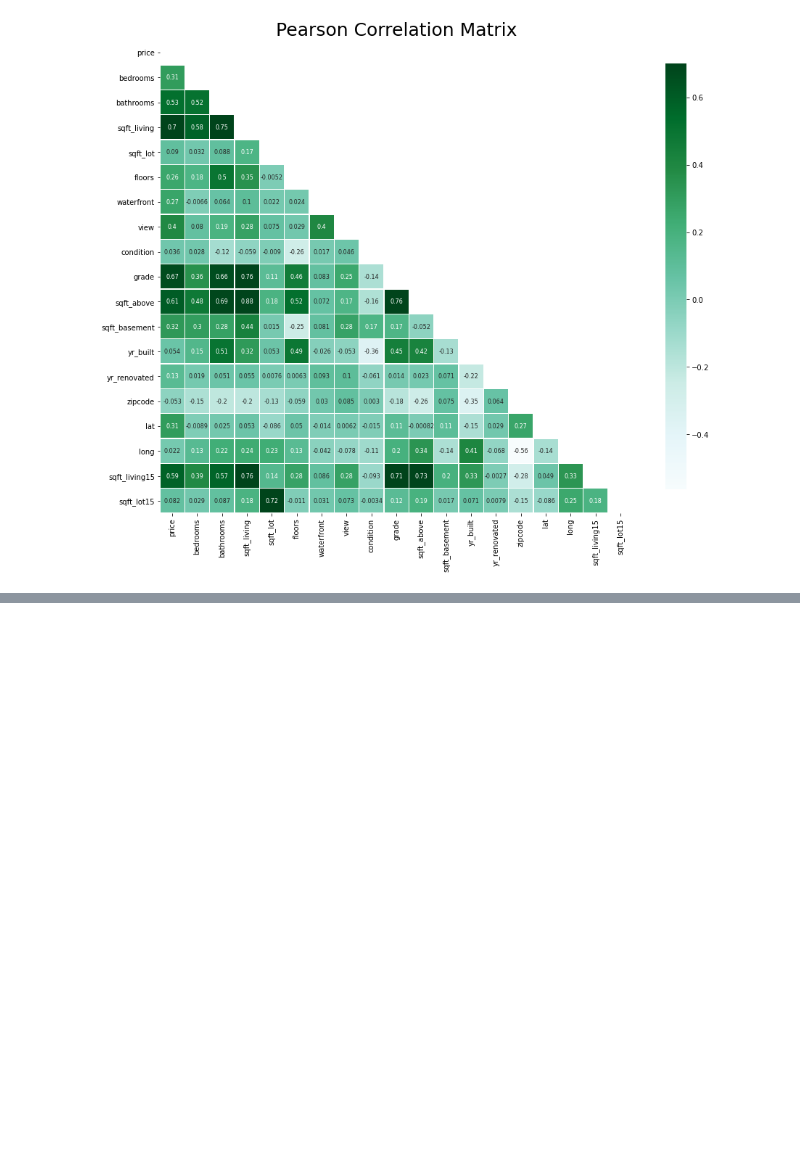
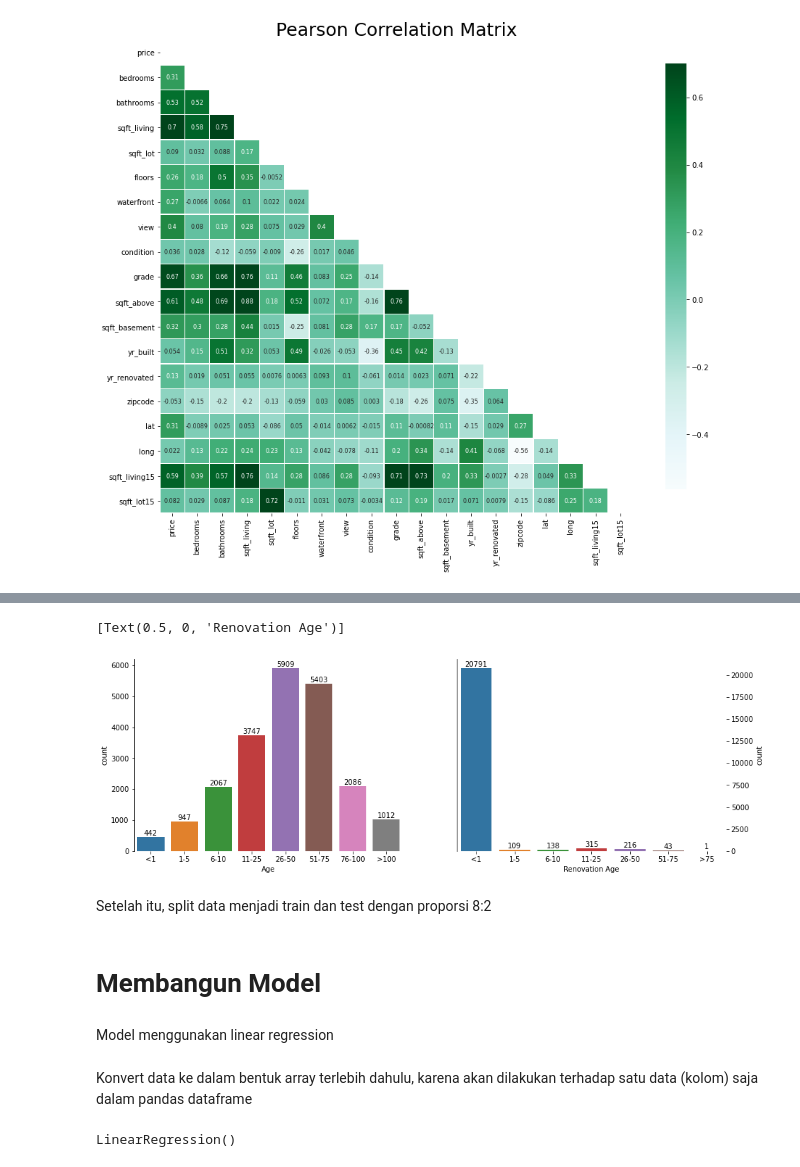
Before and after one commit to Abudavi700/EDA-Covid-using-Pyhon, a Jupyter notebook: Untitled.ipynb, the cells around one changed output, grey strips where cells are left out. Saved outputs shown, nothing was run; the diff lists cells and outputs as text; code cells hidden in the pictures; blank space fills up the shorter version.

Commit message:
Menambahkan model Simple Regression

```diff
--- a/Untitled.ipynb
+++ b/Untitled.ipynb
@@ -93,0 +105,41 @@ Name: age, dtype: int32
+# %%
+#Mengambil komponen tahun dari kolom 'date'
+df_dm['sales_yr']=df_dm['date'].astype(str).str[:4]
+
+#Menambahkan kolom baru "age", yaitu tahun rumah dijual - tahun dibangun
+df_dm['age'] = df_dm['sales_yr'].astype(int)-df['yr_built'].astype(int)
+
+#Menambahkan kolom baru berupa umur renovasi yaitu sejak renovasi hingga rumah dijual
+df_dm['age_rnv'] = 0
+df_dm['age_rnv'] = df_dm['sales_yr'][df_dm['yr_renovated']!=0].astype(int) - df_dm['yr_renovated'][df_dm['yr_renovated']!=0].astype(int)
+df_dm['age_rnv'][df_dm['age_rnv'].isnull()] = 0
+
+#Membagi 'age' ke dalam beberapa range
+bins = [-2, 0, 5, 10, 25, 50, 75, 100, 100000]
+labels = ['<1', '1-5', '6-10', '11-25', '26-50', '51-75', '76-100', '>100']
+df_dm['age_binned'] = pd.cut(df_dm['age'], bins=bins, labels=labels)
+
+#Membagi 'age_rnv' ke dalam beberapa range
+bins = [-2, 0, 5, 10, 25, 50, 75, 100000]
+labels = ['<1', '1-5', '6-10', '11-25', '26-50', '51-75', '>75']
+df_dm['age_rnv_binned'] = pd.cut(df_dm['age_rnv'], bins=bins, labels=labels)
+# %%
+f, axes = plt.subplots(1, 2, figsize=(15,5))
+p1 = sns.countplot(df_dm['age_binned'], ax=axes[0])
+for p in p1.patches:
+    height = p.get_height()
+    p1.text(p.get_x()+p.get_width()/2, height+50, height, ha="center")
+p2 = sns.countplot(df_dm['age_rnv_binned'], ax=axes[1])
+sns.despine(right=True, bottom=True)
+for p in p2.patches:
+    height = p.get_height()
+    p2.text(p.get_x()+p.get_width()/2, height+200, height, ha="center")
+
+axes[0].set(xlabel='Age')
+axes[0].yaxis.tick_left()
+axes[1].yaxis.set_label_position('right')
+axes[1].yaxis.tick_right()
+axes[1].set(xlabel='Renovation Age')
+# %% [output]
+[Text(0.5, 0, 'Renovation Age')]
+[figure, added]
@@ -93,0 +153,2 @@ Name: age, dtype: int32
+# %% [markdown]
+Setelah itu, split data menjadi train dan test dengan proporsi 8:2
@@ -93,0 +158,2 @@ Name: age, dtype: int32
+# %% [markdown]
+# Membangun Model
@@ -93,0 +170,2 @@ Name: age, dtype: int32
+# %% [markdown]
+Model menggunakan linear regression
@@ -93,0 +174,9 @@ Name: age, dtype: int32
+# %% [markdown]
+Konvert data ke dalam bentuk array terlebih dahulu, karena akan dilakukan terhadap satu data (kolom) saja dalam pandas dataframe
+# %%
+X_train = np.array(train_data['sqft_living'], dtype=pd.Series).reshape(-1,1)
+y_train = np.array(train_data['price'], dtype=pd.Series)
+
+lr.fit(x_train, y_train)
+# %% [output]
+LinearRegression()
```
Also changed, not shown: parts of 22 cells of this notebook.
